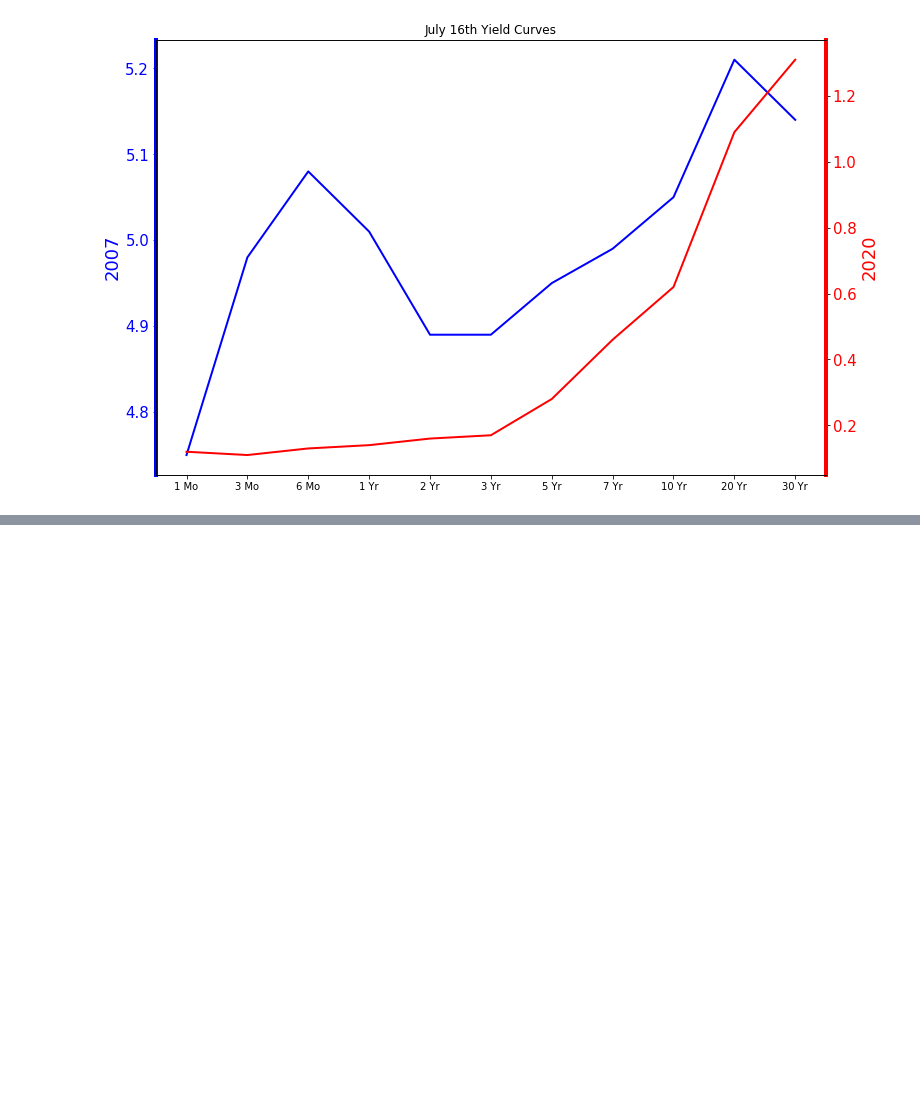
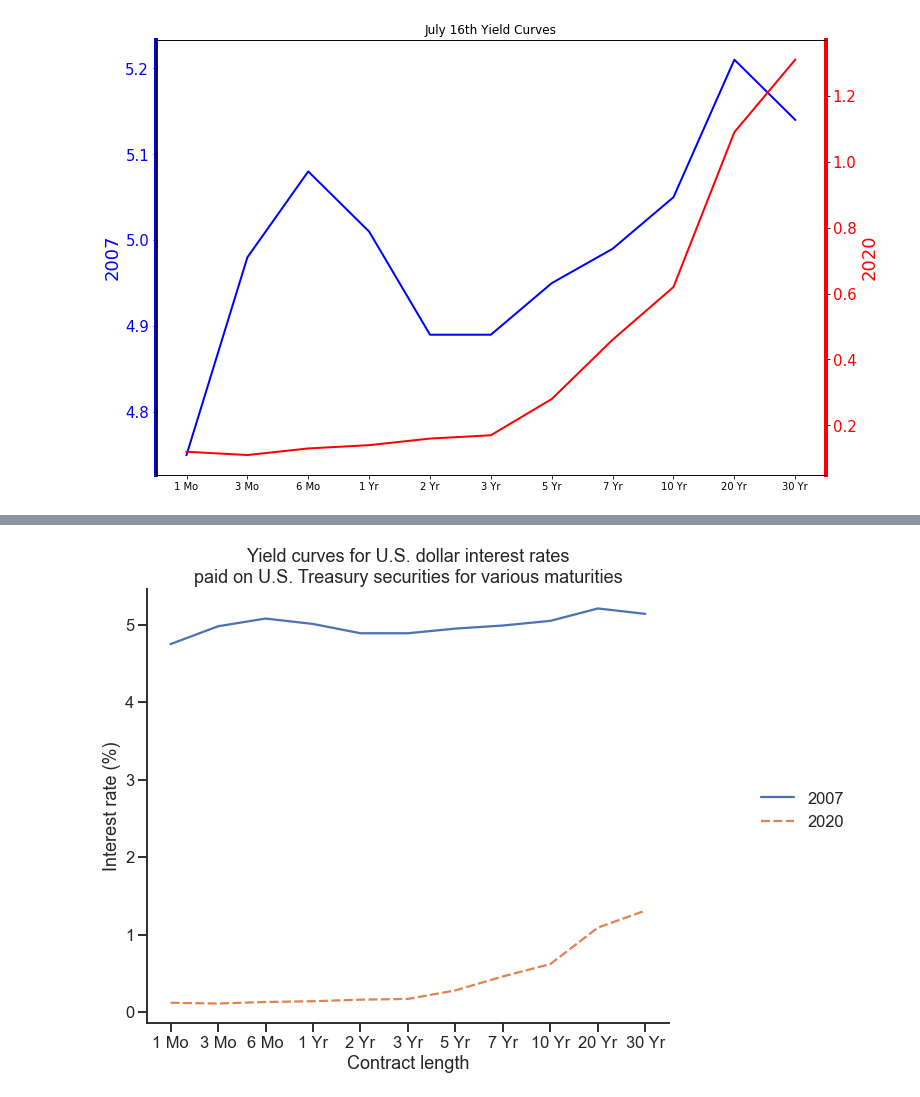
Before and after one commit to gregbrowndev/projects, a Jupyter notebook: projects/udemy-quantconnect-trading/04-Matplotlib/04-Matplotlib Exercises .ipynb, the cells around one changed output, grey strips where cells are left out. Saved outputs shown, nothing was run; the diff lists cells and outputs as text; code cells hidden in the pictures; blank space fills up the shorter version.

Commit message:
Add bonus solutions for Seaborn plots

```diff
--- a/projects/udemy-quantconnect-trading/04-Matplotlib/04-Matplotlib Exercises .ipynb
+++ b/projects/udemy-quantconnect-trading/04-Matplotlib/04-Matplotlib Exercises .ipynb
@@ -243,0 +246,9 @@ plt.show()
+# %%
+import pandas as pd
+import seaborn as sns
+
+sns.set_theme()
+# %%
+# Seaborn has a dataset-oriented API, so we need to put our data into a DataFrame
+yields_df = pd.DataFrame(data={"contract_length": labels, "2007": july16_2007, "2020": july16_2020}).set_index("contract_length")
+yields_df.head()
@@ -243,0 +263,14 @@ plt.show()
+# %%
+# Let's create the first plot
+
+sns.set_context("talk")  # paper, notebook (default), talk, poster
+with sns.axes_style("ticks"):
+    g = sns.relplot(
+        data=yields_df,
+        kind="line"
+    )
+    g.figure.set_size_inches(12, 8)
+    g.set(title="Yield curves for U.S. dollar interest rates\npaid on U.S. Treasury securities for various maturities")
+    g.set_axis_labels("Contract length", "Interest rate (%)")
+# %% [output]
+[figure, added]
```
Also changed, not shown: parts of 7 cells of this notebook.
